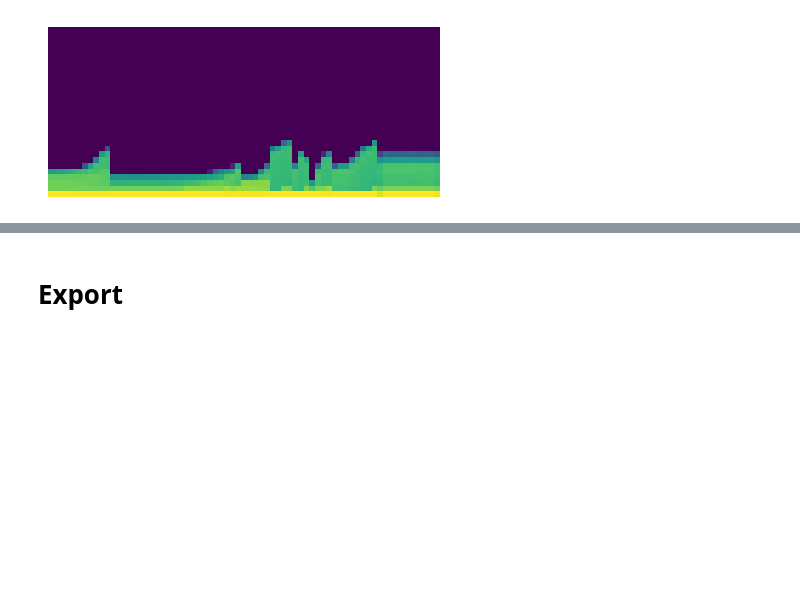
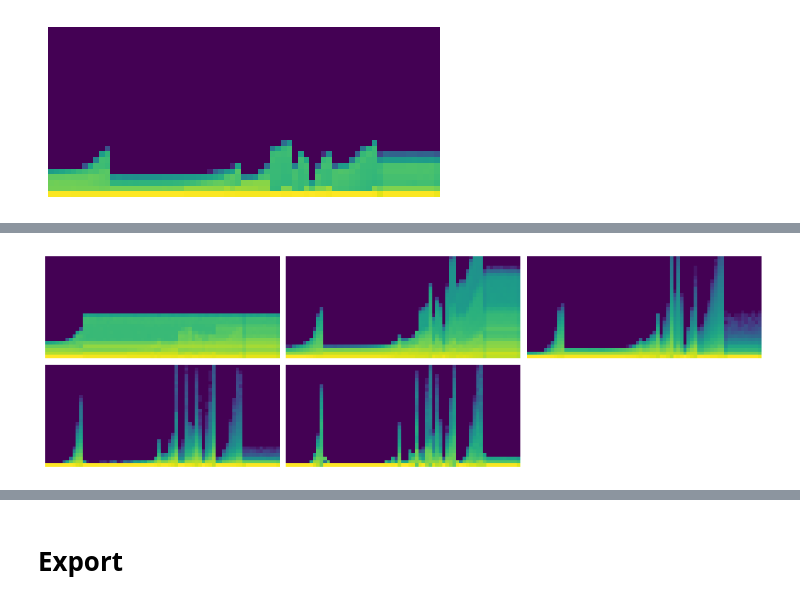
Before and after one commit to daniilgaltsev/fastai_course, a Jupyter notebook: nbs/10_activations.ipynb, the cells around one changed output, grey strips where cells are left out. Saved outputs shown, nothing was run; the diff lists cells and outputs as text; code cells hidden in the pictures; blank space fills up the shorter version.

```diff
--- a/nbs/10_activations.ipynb
+++ b/nbs/10_activations.ipynb
@@ -336,0 +396,26 @@ for ax, h in zip(ax.flat, hooks):
+# %%
+#| export
+class ActivationStats(HooksCallback):
+    def __init__(self, mod_filter=fc.noop):
+        super().__init__(append_stats, mod_filter)
+
+    def color_dim(self, figsize=(10, 3)):
+        fig, ax = get_grid(len(self), figsize=figsize)
+        for ax, h in zip(ax.flat, self):
+            show_image(get_hist(h), ax, origin="lower")
+
+    def dead_chart(self, figsize=(10, 3)):
+        fig, ax = get_grid(len(self), figsize=figsize, sharey=True, sharex=True)
+        for ax, h in zip(ax.flat, self):
+            ax.plot(get_min(h))
+            ax.set_ylim(0, 1)
+            ax.set_axis_on()
+
+    def plot_stats(self, figsize=(10, 3)):
+        fig, ax = plt.subplots(1, 2, figsize=figsize)
+        for h in self:
+            for i in range(2):
+                ax[i].plot(h.stats[i])
+        ax[0].set_title("Means")
+        ax[1].set_title("Stds")
+        plt.legend(range(len(self)))
@@ -336,0 +432,4 @@ for ax, h in zip(ax.flat, hooks):
+# %%
+stats.color_dim()
+# %% [output]
+[figure, added]
```
Also changed, not shown: parts of 12 cells of this notebook, 2 other files.
